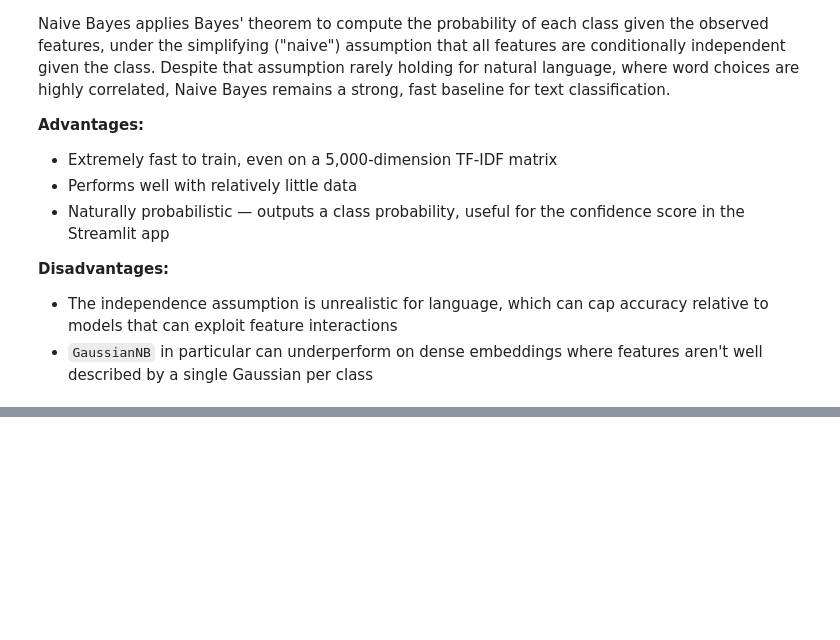
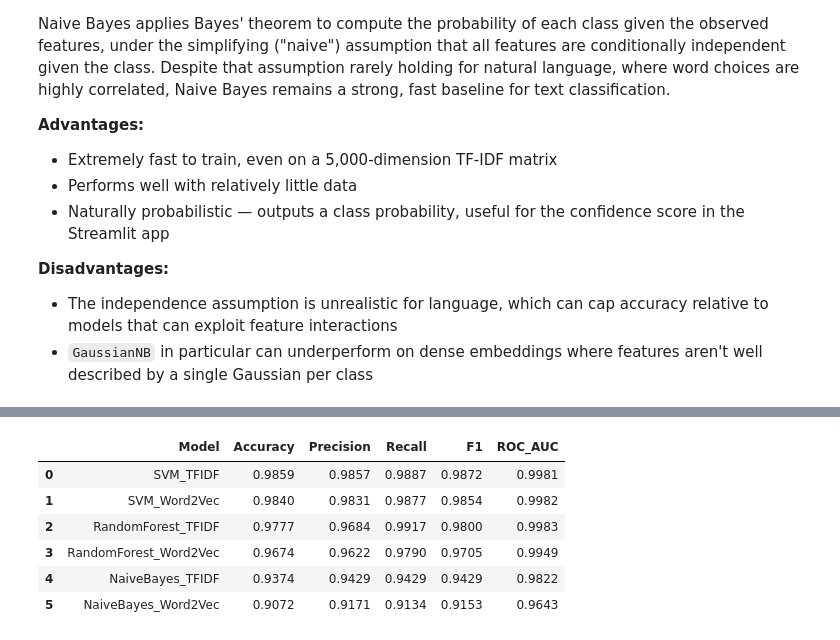
Before and after one commit to anushkarajdev2410-netizen/Fake-News-Detection, a Jupyter notebook: notebooks/Model_Evaluation.ipynb, the cells around one changed output, grey strips where cells are left out. Cells and saved outputs as stored; diff of their text form; code cells hidden in the pictures; blank space fills up the shorter version.

```diff
--- a/notebooks/Model_Evaluation.ipynb
+++ b/notebooks/Model_Evaluation.ipynb
@@ -1004,0 +1095,13 @@ Before trusting the vectors for modeling, check that they've actually learned so
+# %%
+start = time.time()
+rf_tfidf = RandomForestClassifier(n_estimators=200, max_depth=None, random_state=42, n_jobs=-1)
+rf_tfidf.fit(X_train_tfidf, y_train)
+print(f"Random Forest (TF-IDF) trained in {time.time() - start:.2f}s")
+
+start = time.time()
+rf_w2v = RandomForestClassifier(n_estimators=200, max_depth=None, random_state=42, n_jobs=-1)
+rf_w2v.fit(X_train_w2v, y_train)
+print(f"Random Forest (Word2Vec) trained in {time.time() - start:.2f}s")
+
+trained_models['RandomForest_TFIDF'] = rf_tfidf
+trained_models['RandomForest_Word2Vec'] = rf_w2v
@@ -1004,0 +1192,33 @@ Before trusting the vectors for modeling, check that they've actually learned so
+# %%
+results = []
+predictions = {}
+probabilities = {}
+
+for name, model in models.items():
+    X_test = feature_for_model[name]
+    y_pred = model.predict(X_test)
+    y_proba = model.predict_proba(X_test)[:, 1]  # probability of class 1 ("real")
+
+    predictions[name] = y_pred
+    probabilities[name] = y_proba
+
+    results.append({
+        'Model': name,
+        'Accuracy': accuracy_score(y_test, y_pred),
+        'Precision': precision_score(y_test, y_pred),
+        'Recall': recall_score(y_test, y_pred),
+        'F1': f1_score(y_test, y_pred),
+        'ROC_AUC': roc_auc_score(y_test, y_proba),
+    })
+
+results_df = pd.DataFrame(results).sort_values('F1', ascending=False).reset_index(drop=True)
+results_df.to_csv('../reports/model_comparison_results.csv', index=False)
+results_df.round(4)
+# %% [output]
+|  | Model | Accuracy | Precision | Recall | F1 | ROC_AUC |
+| 0 | SVM_TFIDF | 0.9859 | 0.9857 | 0.9887 | 0.9872 | 0.9981 |
+| 1 | SVM_Word2Vec | 0.9840 | 0.9831 | 0.9877 | 0.9854 | 0.9982 |
+| 2 | RandomForest_TFIDF | 0.9777 | 0.9684 | 0.9917 | 0.9800 | 0.9983 |
+| 3 | RandomForest_Word2Vec | 0.9674 | 0.9622 | 0.9790 | 0.9705 | 0.9949 |
+| 4 | NaiveBayes_TFIDF | 0.9374 | 0.9429 | 0.9429 | 0.9429 | 0.9822 |
+| 5 | NaiveBayes_Word2Vec | 0.9072 | 0.9171 | 0.9134 | 0.9153 | 0.9643 |
```
Also changed, not shown: parts of 36 cells of this notebook, 1 other file.
